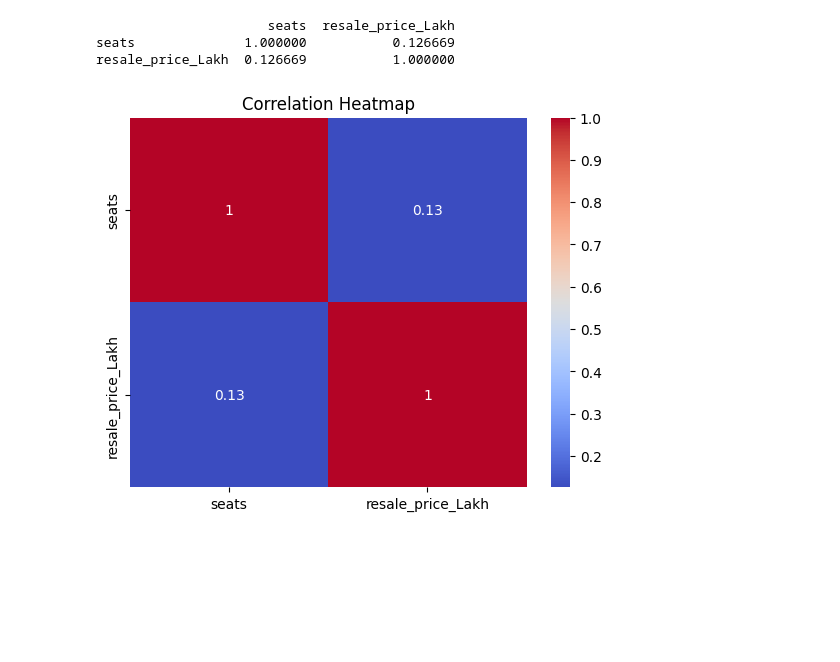
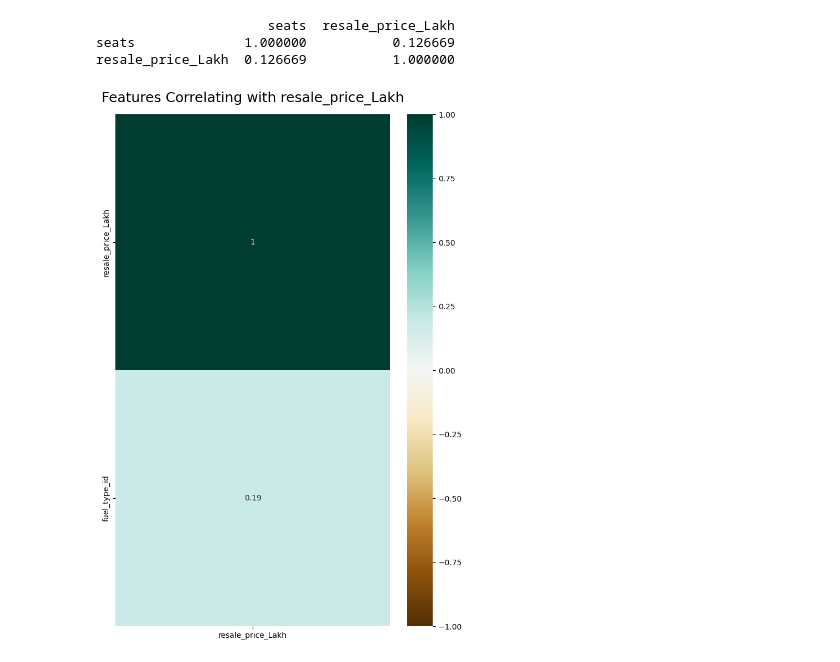
Before and after one commit to ruicoelhor22/AASE, a Jupyter notebook: dataQuality2.ipynb, the cells around one changed output. Saved outputs shown, nothing was run; the diff lists cells and outputs as text; code cells hidden in the pictures; blank space fills up the shorter version.

Commit message:
fuel_type

```diff
--- a/dataQuality2.ipynb
+++ b/dataQuality2.ipynb
@@ -130,0 +126,12 @@ plt.show()
+# %%
+#Create fuel_type ID
+fuel_type_id = {
+    'Petrol': 1,
+    'Diesel': 2,
+    'CNG': 3,
+    'Electric': 4,
+    'LPG': 5
+}
+df['fuel_type_id'] = df['fuel_type'].map(fuel_type_id)
+df['fuel_type_id'] = df['fuel_type_id'].astype(float)
+df[['fuel_type', 'fuel_type_id']]
@@ -343,5 +374,19 @@ resale_price_Lakh  0.126669           1.000000
 sns.heatmap(correlation, annot=True, cmap='coolwarm')
 plt.title("Correlation Heatmap")
 plt.show()
-# %% [output]
-[figure, removed]
+# %%
+#correlation of all features with price
+
+# Select columns
+columns_of_interest = ['fuel_type_id', 'resale_price_Lakh']
+subset_df = df[columns_of_interest]
+
+plt.figure(figsize=(8, 12))
+
+# Creat heatmap
+heatmap = sns.heatmap(subset_df.corr()[['resale_price_Lakh']].sort_values(by='resale_price_Lakh', ascending=False), vmin=-1, vmax=1, annot=True, cmap='BrBG')
+heatmap.set_title('Features Correlating with resale_price_Lakh', fontdict={'fontsize': 18}, pad=16)
+
+plt.show()
+# %% [output]
+[figure, added]
```
Also changed, not shown: parts of 26 cells of this notebook.
